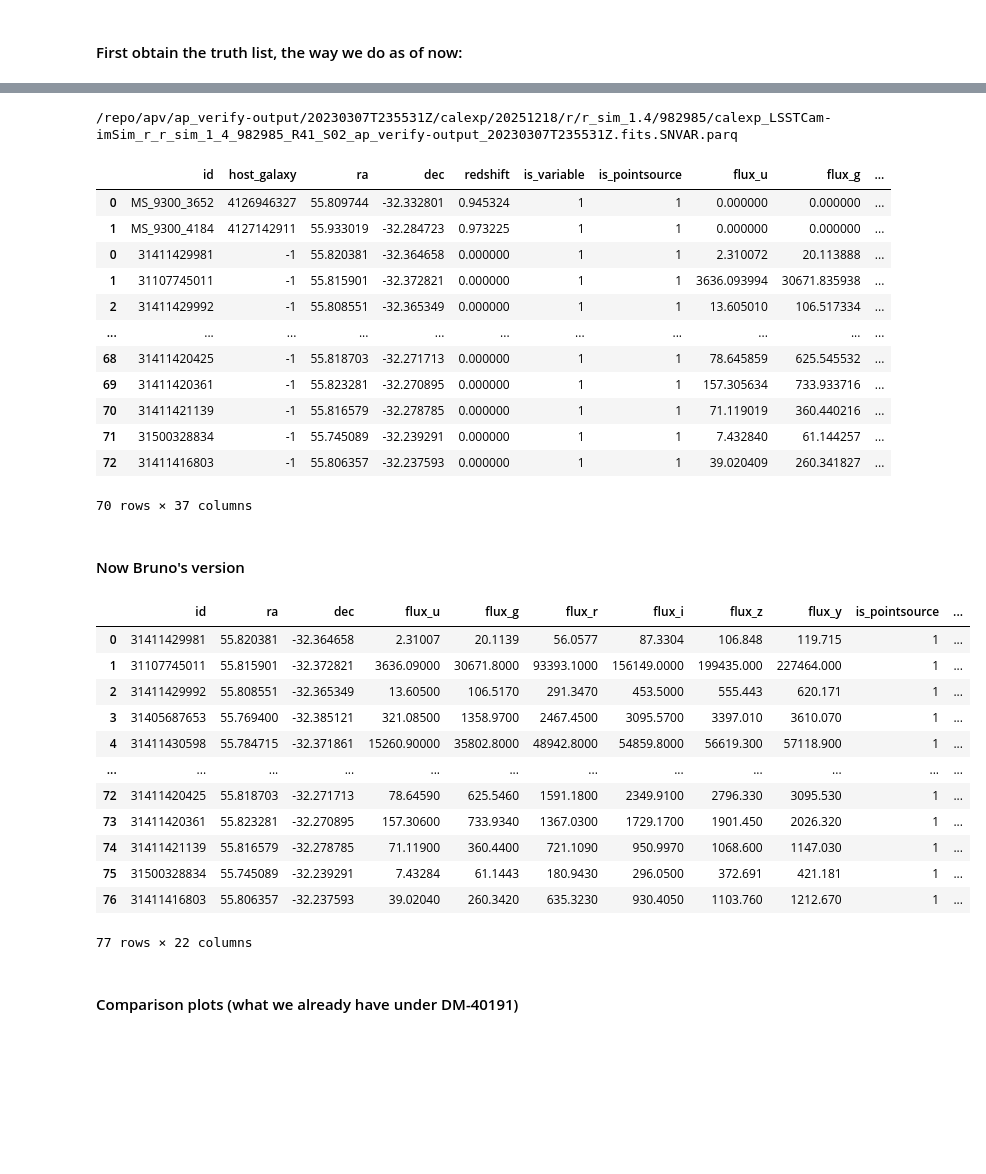
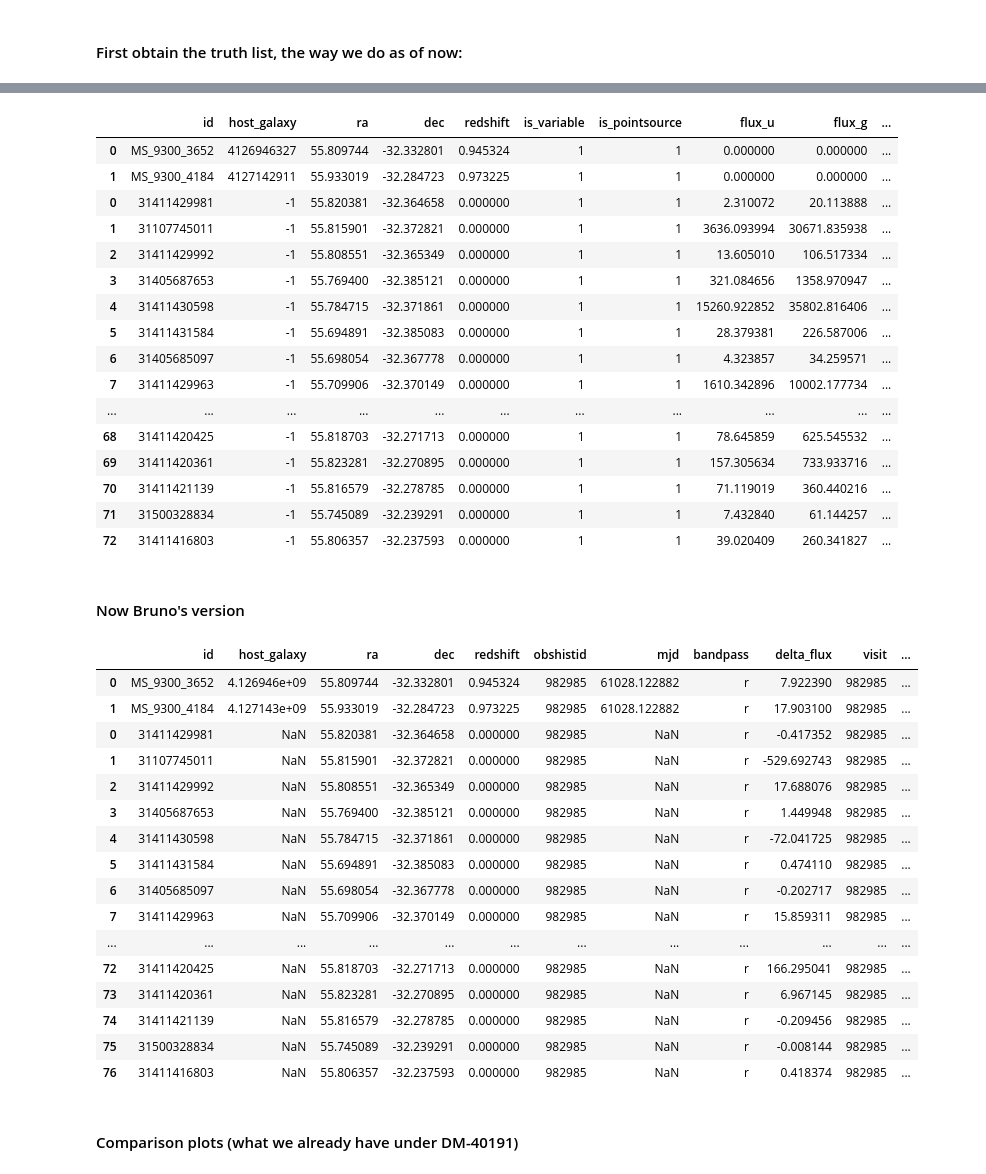
Before and after one commit to lsst-dm/ap_pipe-notebooks, a Jupyter notebook: notebooks/DM-40859.ipynb, the cells around one changed output, grey strips where cells are left out. Cells and saved outputs as stored; diff of their text form; code cells hidden in the pictures; blank space fills up the shorter version.

```diff
--- a/notebooks/DM-40859.ipynb
+++ b/notebooks/DM-40859.ipynb
@@ -3,6 +3,10 @@ import sys
 sys.path.append('~/transinet4lsst')
 from lsst.daf.butler import Butler
 import pandas as pd
+from IPython.display import display
+pd.set_option('display.max_columns', None)
+pd.set_option('display.max_rows', None)
+
 from mask_tools import should_ignore, get_enabled_flags_names
 import numpy as np
 
@@ -13,72 +57,61 @@ import matplotlib.pyplot as plt
 # %%
-collection = sys.argv[1] if len(sys.argv)>1 else 'latest' #pick the latest collection in the butler registry by default
-
-# Create a lsst butler object
-butler = Butler('/repo/apv')
-
-# The dimensions of the specific image we want to look at
-visit = 982985
-detector = 164
-
-
-#--- Get the truth file URI (which is right next to the calexp file)
-sciFile = butler.getURI('calexp',
-                        collections='ap_verify-output',
-                        dataId={'instrument': 'LSSTCam-imSim', 'visit': visit, 'detector': detector}).ospath
-truthfile = sciFile + '.SNVAR.parq'
-print(truthfile)
-
-
-
 #--- Obtain mask info for truth rows
-truth = pd.read_parquet(truthfile, engine='pyarrow')
 sci = butler.get('calexp',
                  collections='ap_verify-output',
                  dataId={'instrument': 'LSSTCam-imSim', 'visit': visit, 'detector': detector})
 
-X,Y = sci.getWcs().skyToPixelArray(ra=truth['ra'],dec=truth['dec'],degrees=True)
-truth = truth.assign(x=X,y=Y) # add x,y columns to truth
+X,Y = sci.getWcs().skyToPixelArray(ra=truth_all['ra'],dec=truth_all['dec'],degrees=True)
+truth_all = truth_all.assign(x=X,y=Y) # add x,y columns to truth
 mask = sci.getMaskedImage().getMask()
-truth['mask'] = mask.getArray()[truth['y'].astype(int),truth['x'].astype(int)]
-truth = truth[~truth.apply(lambda row: should_ignore(row['mask']), axis=1)]
+truth_all['mask'] = mask.getArray()[truth_all['y'].astype(int),truth_all['x'].astype(int)]
+truth = truth_all[~truth_all.apply(lambda row: should_ignore(row['mask']), axis=1)]
 
 truth
 # %% [output]
-/repo/apv/ap_verify-output/20230307T235531Z/calexp/20251218/r/r_sim_1.4/982985/calexp_LSSTCam-imSim_r_r_sim_1_4_982985_R41_S02_ap_verify-output_20230307T235531Z.fits.SNVAR.parq
 |  | id | host_galaxy | ra | dec | redshift | is_variable | is_pointsource | flux_u | flux_g | ... |
 | 0 | MS_9300_3652 | 4126946327 | 55.809744 | -32.332801 | 0.945324 | 1 | 1 | 0.000000 | 0.000000 | ... |
 | 1 | MS_9300_4184 | 4127142911 | 55.933019 | -32.284723 | 0.973225 | 1 | 1 | 0.000000 | 0.000000 | ... |
 | 0 | 31411429981 | -1 | 55.820381 | -32.364658 | 0.000000 | 1 | 1 | 2.310072 | 20.113888 | ... |
 | 1 | 31107745011 | -1 | 55.815901 | -32.372821 | 0.000000 | 1 | 1 | 3636.093994 | 30671.835938 | ... |
 | 2 | 31411429992 | -1 | 55.808551 | -32.365349 | 0.000000 | 1 | 1 | 13.605010 | 106.517334 | ... |
+| 3 | 31405687653 | -1 | 55.769400 | -32.385121 | 0.000000 | 1 | 1 | 321.084656 | 1358.970947 | ... |
+| 4 | 31411430598 | -1 | 55.784715 | -32.371861 | 0.000000 | 1 | 1 | 15260.922852 | 35802.816406 | ... |
+| 5 | 31411431584 | -1 | 55.694891 | -32.385083 | 0.000000 | 1 | 1 | 28.379381 | 226.587006 | ... |
+| 6 | 31405685097 | -1 | 55.698054 | -32.367778 | 0.000000 | 1 | 1 | 4.323857 | 34.259571 | ... |
+| 7 | 31411429963 | -1 | 55.709906 | -32.370149 | 0.000000 | 1 | 1 | 1610.342896 | 10002.177734 | ... |
 | ... | ... | ... | ... | ... | ... | ... | ... | ... | ... | ... |
 | 68 | 31411420425 | -1 | 55.818703 | -32.271713 | 0.000000 | 1 | 1 | 78.645859 | 625.545532 | ... |
 | 69 | 31411420361 | -1 | 55.823281 | -32.270895 | 0.000000 | 1 | 1 | 157.305634 | 733.933716 | ... |
 | 70 | 31411421139 | -1 | 55.816579 | -32.278785 | 0.000000 | 1 | 1 | 71.119019 | 360.440216 | ... |
 | 71 | 31500328834 | -1 | 55.745089 | -32.239291 | 0.000000 | 1 | 1 | 7.432840 | 61.144257 | ... |
 | 72 | 31411416803 | -1 | 55.806357 | -32.237593 | 0.000000 | 1 | 1 | 39.020409 | 260.341827 | ... |
-70 rows × 37 columns
 # %% [markdown]
 #### Now Bruno's version
 # %%
 # Download the truth catalog
-Brunos = pd.read_csv('https://jira.lsstcorp.org/secure/attachment/70798/varstar_truth_cat_DC2_visit_982985_det_164.csv')
+Brunos_SN = pd.read_csv('https://jira.lsstcorp.org/secure/attachment/70797/sn_truth_cat_DC2_visit_982985_det_164.csv')
+Brunos_var = pd.read_csv('https://jira.lsstcorp.org/secure/attachment/70798/varstar_truth_cat_DC2_visit_982985_det_164.csv')
 
+Brunos = pd.concat([Brunos_SN, Brunos_var])
 Brunos
 # %% [output]
-|  | id | ra | dec | flux_u | flux_g | flux_r | flux_i | flux_z | flux_y | is_pointsource | ... |
-| 0 | 31411429981 | 55.820381 | -32.364658 | 2.31007 | 20.1139 | 56.0577 | 87.3304 | 106.848 | 119.715 | 1 | ... |
-| 1 | 31107745011 | 55.815901 | -32.372821 | 3636.09000 | 30671.8000 | 93393.1000 | 156149.0000 | 199435.000 | 227464.000 | 1 | ... |
-| 2 | 31411429992 | 55.808551 | -32.365349 | 13.60500 | 106.5170 | 291.3470 | 453.5000 | 555.443 | 620.171 | 1 | ... |
-| 3 | 31405687653 | 55.769400 | -32.385121 | 321.08500 | 1358.9700 | 2467.4500 | 3095.5700 | 3397.010 | 3610.070 | 1 | ... |
-| 4 | 31411430598 | 55.784715 | -32.371861 | 15260.90000 | 35802.8000 | 48942.8000 | 54859.8000 | 56619.300 | 57118.900 | 1 | ... |
+|  | id | host_galaxy | ra | dec | redshift | obshistid | mjd | bandpass | delta_flux | visit | ... |
+| 0 | MS_9300_3652 | 4.126946e+09 | 55.809744 | -32.332801 | 0.945324 | 982985 | 61028.122882 | r | 7.922390 | 982985 | ... |
+| 1 | MS_9300_4184 | 4.127143e+09 | 55.933019 | -32.284723 | 0.973225 | 982985 | 61028.122882 | r | 17.903100 | 982985 | ... |
+| 0 | 31411429981 | NaN | 55.820381 | -32.364658 | 0.000000 | 982985 | NaN | r | -0.417352 | 982985 | ... |
+| 1 | 31107745011 | NaN | 55.815901 | -32.372821 | 0.000000 | 982985 | NaN | r | -529.692743 | 982985 | ... |
+| 2 | 31411429992 | NaN | 55.808551 | -32.365349 | 0.000000 | 982985 | NaN | r | 17.688076 | 982985 | ... |
+| 3 | 31405687653 | NaN | 55.769400 | -32.385121 | 0.000000 | 982985 | NaN | r | 1.449948 | 982985 | ... |
+| 4 | 31411430598 | NaN | 55.784715 | -32.371861 | 0.000000 | 982985 | NaN | r | -72.041725 | 982985 | ... |
+| 5 | 31411431584 | NaN | 55.694891 | -32.385083 | 0.000000 | 982985 | NaN | r | 0.474110 | 982985 | ... |
+| 6 | 31405685097 | NaN | 55.698054 | -32.367778 | 0.000000 | 982985 | NaN | r | -0.202717 | 982985 | ... |
+| 7 | 31411429963 | NaN | 55.709906 | -32.370149 | 0.000000 | 982985 | NaN | r | 15.859311 | 982985 | ... |
 | ... | ... | ... | ... | ... | ... | ... | ... | ... | ... | ... | ... |
-| 72 | 31411420425 | 55.818703 | -32.271713 | 78.64590 | 625.5460 | 1591.1800 | 2349.9100 | 2796.330 | 3095.530 | 1 | ... |
-| 73 | 31411420361 | 55.823281 | -32.270895 | 157.30600 | 733.9340 | 1367.0300 | 1729.1700 | 1901.450 | 2026.320 | 1 | ... |
-| 74 | 31411421139 | 55.816579 | -32.278785 | 71.11900 | 360.4400 | 721.1090 | 950.9970 | 1068.600 | 1147.030 | 1 | ... |
-| 75 | 31500328834 | 55.745089 | -32.239291 | 7.43284 | 61.1443 | 180.9430 | 296.0500 | 372.691 | 421.181 | 1 | ... |
-| 76 | 31411416803 | 55.806357 | -32.237593 | 39.02040 | 260.3420 | 635.3230 | 930.4050 | 1103.760 | 1212.670 | 1 | ... |
+| 72 | 31411420425 | NaN | 55.818703 | -32.271713 | 0.000000 | 982985 | NaN | r | 166.295041 | 982985 | ... |
+| 73 | 31411420361 | NaN | 55.823281 | -32.270895 | 0.000000 | 982985 | NaN | r | 6.967145 | 982985 | ... |
+| 74 | 31411421139 | NaN | 55.816579 | -32.278785 | 0.000000 | 982985 | NaN | r | -0.209456 | 982985 | ... |
+| 75 | 31500328834 | NaN | 55.745089 | -32.239291 | 0.000000 | 982985 | NaN | r | -0.008144 | 982985 | ... |
+| 76 | 31411416803 | NaN | 55.806357 | -32.237593 | 0.000000 | 982985 | NaN | r | 0.418374 | 982985 | ... |
-77 rows × 22 columns
 # %% [markdown]
 #### Comparison plots (what we already have under DM-40191)
 # %%
```
Also changed, not shown: parts of 19 cells of this notebook.
